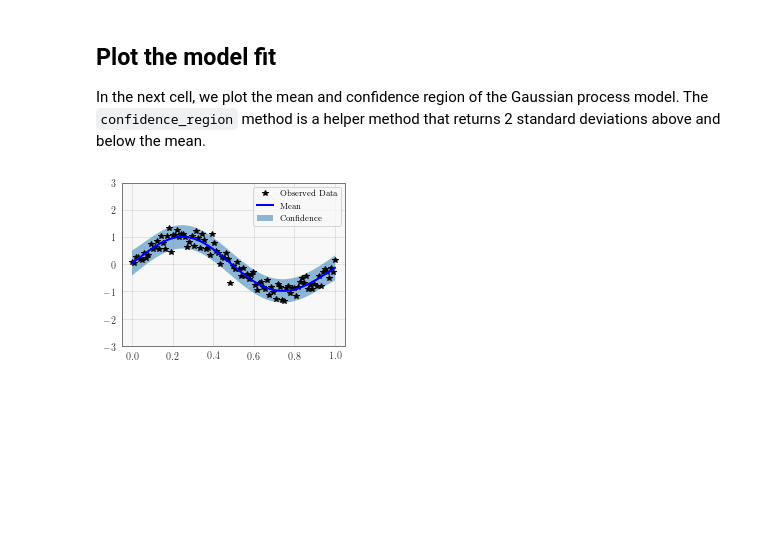
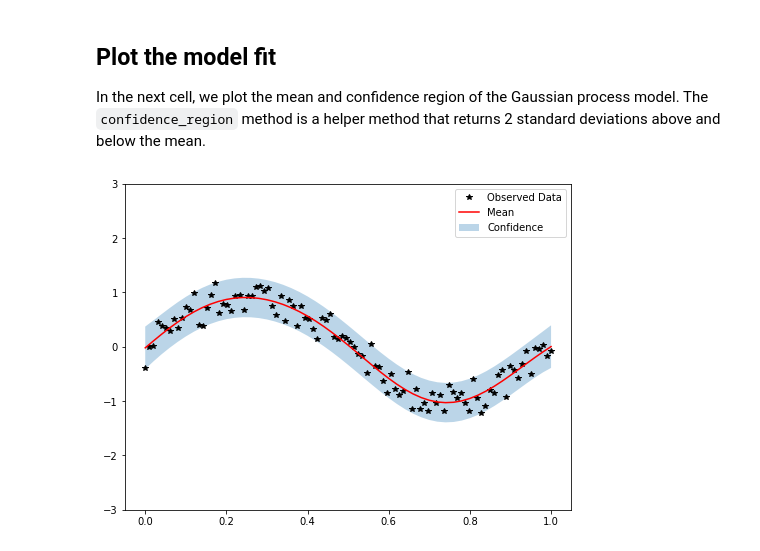
Before and after one commit to AnmarAl-Adly/gpytorch, a Jupyter notebook: examples/01_Exact_GPs/Simple_GP_Regression.ipynb, the cells around one changed output. Cells and saved outputs as stored; diff of their text form; code cells hidden in the pictures; blank space fills up the shorter version.

```diff
--- a/examples/01_Exact_GPs/Simple_GP_Regression.ipynb
+++ b/examples/01_Exact_GPs/Simple_GP_Regression.ipynb
@@ -197,17 +201,17 @@ In the next cell, we plot the mean and confidence region of the Gaussian process
 # %%
 with torch.no_grad():
     # Initialize plot
-    f, ax = plt.subplots(1, 1, figsize=(4, 3))
+    f, ax = plt.subplots(1, 1, figsize=(8, 6))
 
     # Get upper and lower confidence bounds
     lower, upper = observed_pred.confidence_region()
     # Plot training data as black stars
     ax.plot(train_x.numpy(), train_y.numpy(), 'k*')
     # Plot predictive means as blue line
-    ax.plot(test_x.numpy(), observed_pred.mean.numpy(), 'b')
+    ax.plot(test_x.numpy(), observed_pred.mean.numpy(), 'r')
     # Shade between the lower and upper confidence bounds
-    ax.fill_between(test_x.numpy(), lower.numpy(), upper.numpy(), alpha=0.5)
+    ax.fill_between(test_x.numpy(), lower.numpy(), upper.numpy(), alpha=0.3)
     ax.set_ylim([-3, 3])
     ax.legend(['Observed Data', 'Mean', 'Confidence'])
 # %% [output]
-[figure, old version]
+[figure, new version]
```
Also changed, not shown: parts of 4 cells of this notebook.
